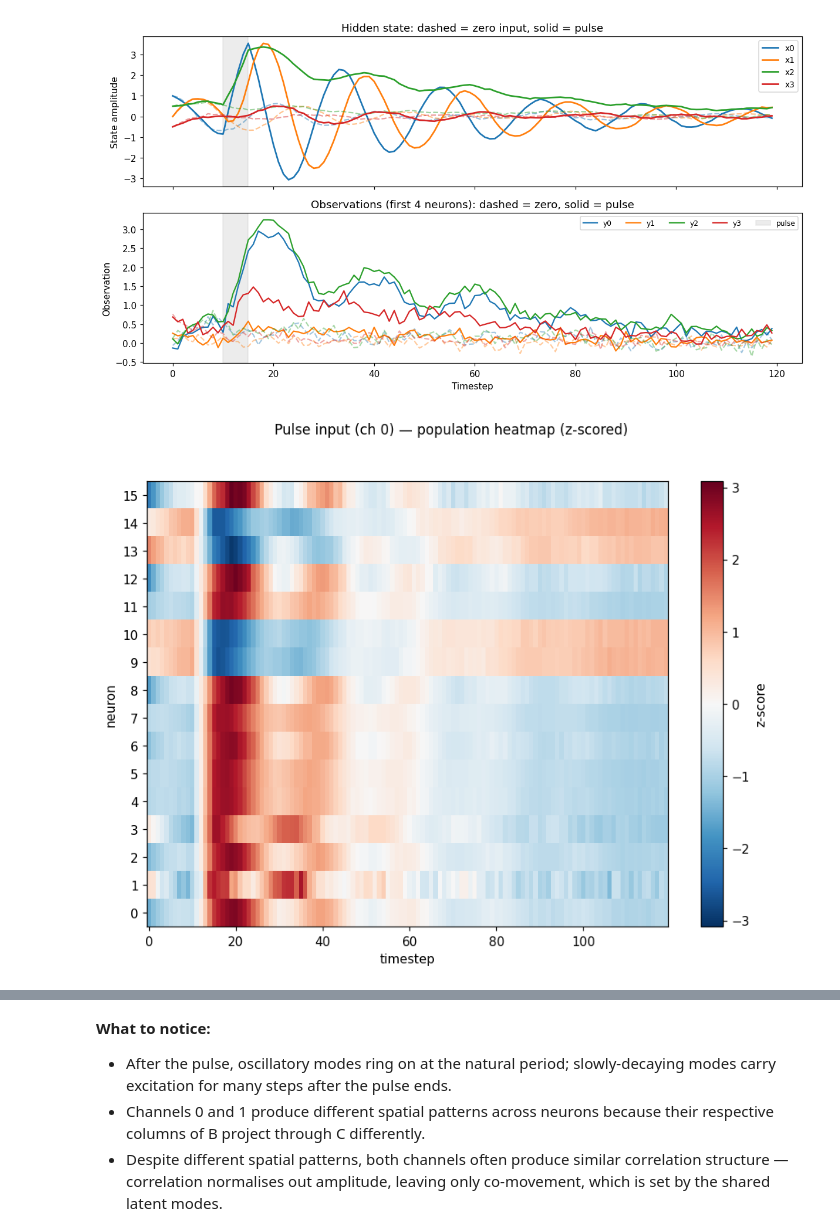
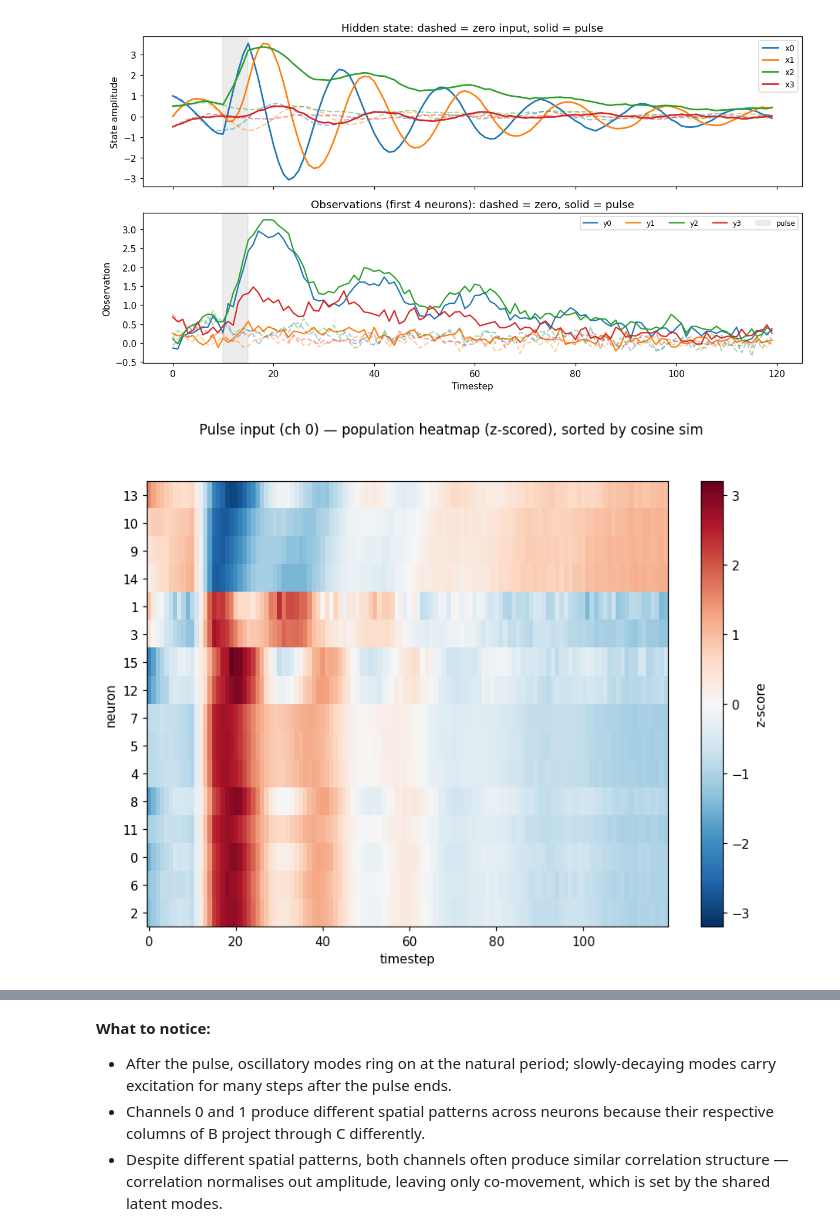
Before and after one commit to henrikhalasz/GG4, a Jupyter notebook: week 1/system_analysis.ipynb, the cells around one changed output, grey strips where cells are left out. Drawn from its saved outputs; the diff is of its cells as text; code cells hidden in the pictures.

```diff
--- a/week 1/system_analysis.ipynb
+++ b/week 1/system_analysis.ipynb
@@ -298,12 +299,13 @@ plt.show()
 # %%
 trials_pulse = sim.simulate_trials(R_trials, T, U=U_pulse)
 ill_pulse    = Illustrator(trials_pulse['y'])
 
 fig = ill_pulse.plot_heatmap(zscore=True,
-                             title='Pulse input (ch 0) — population heatmap (z-scored)')
+                             cosine_sort=True,
+                             title='Pulse input (ch 0) — population heatmap (z-scored), sorted by cosine sim')
 plt.show()
 # %% [output]
-[figure, old version]
+[figure, new version]
 # %%
 if sim.input_dim > 1:
     U_pulse_ch1   = pulse_input(T, sim.input_dim, channel=1, start=10, duration=5)
```
Also changed, not shown: parts of 7 cells of this notebook, 1 other file.
